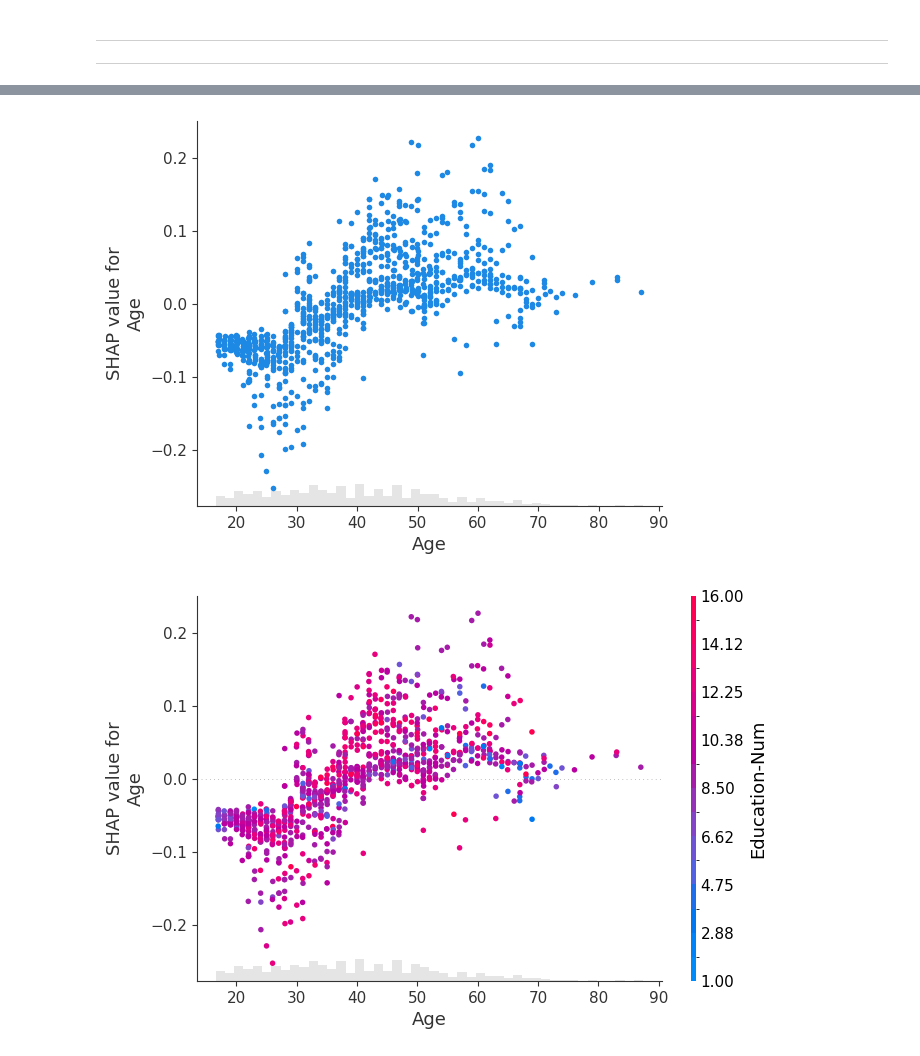
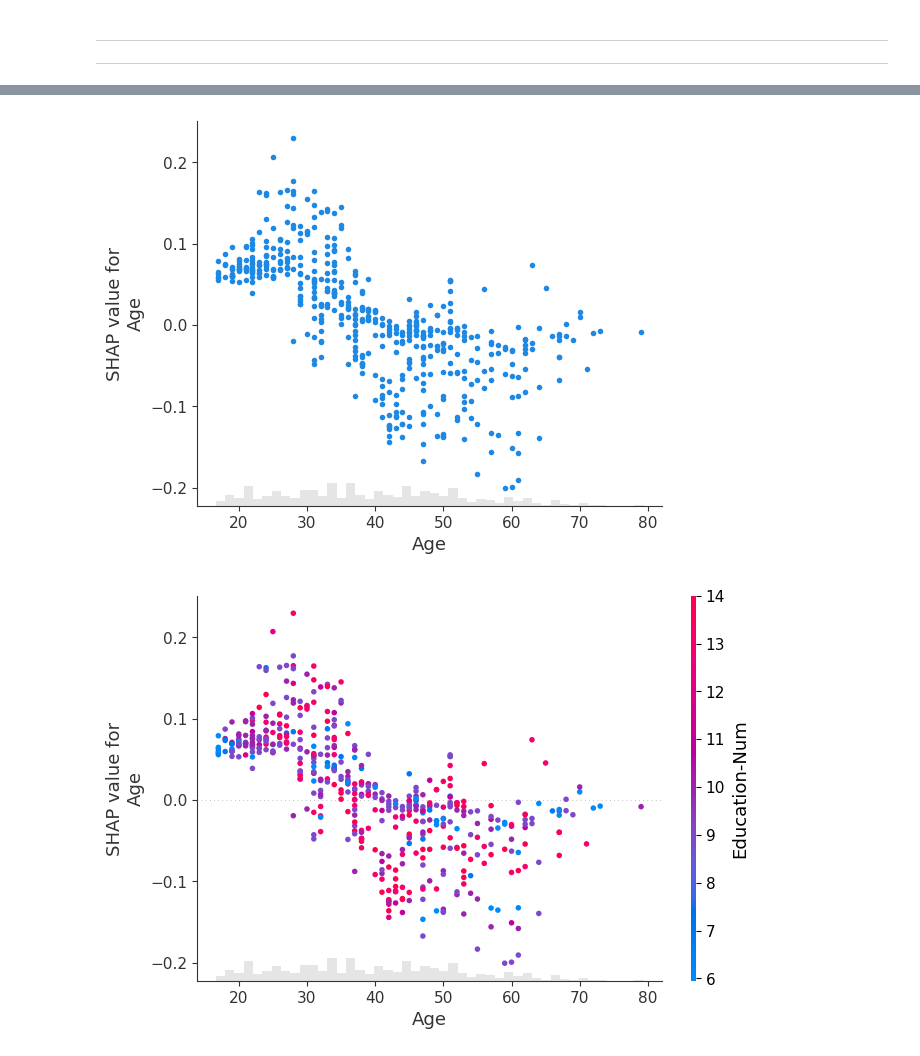
Before and after one commit to JackHuang0125/WHAT_I_DID, a Jupyter notebook: 0 Meeting/0_PAPER_0911.ipynb, the cells around one changed output, grey strips where cells are left out. Cells and saved outputs as stored; diff of their text form; code cells hidden in the pictures.

```diff
--- a/0 Meeting/0_PAPER_0911.ipynb
+++ b/0 Meeting/0_PAPER_0911.ipynb
@@ -754,12 +706,11 @@ shap.plots.scatter(shap_values[:, "Age"], color=shap_values[:, 'Workclass'])
 # %%
 np.random.seed(42)
-X, y = shap.datasets.adult(n_points=1000)
+X, y = shap.datasets.adult(n_points=500)
 X_display, y_display = shap.datasets.adult(display=True)
 
-# model = XGBClassifier(random_state=42, n_estimators=500, n_jobs=-1).fit(X, y)
 model = RandomForestClassifier(random_state=42, n_estimators=500, n_jobs=-1).fit(X, y)
 
 # compute SHAP values
-explainer = shap.TreeExplainer(model)
+explainer = shap.TreeExplainer(model, X)
 
 shap_values = explainer(X)
@@ -810,9 +749,12 @@ array([[[ 6.07751116e-02, -6.07751116e-02],
 # %%
-shap.plots.scatter(shap_values[:, "Age", 1])
+shap.plots.scatter(shap_values[:, "Age", 0])
+
+shap.plots.scatter(shap_values[:, "Age", 0], color=shap_values[:, 'Education-Num', 0])
 
 shap.plots.scatter(shap_values[:, "Age", 1], color=shap_values[:, 'Education-Num', 1])
 
-shap.plots.scatter(shap_values[:, "Age", 1], color=shap_values[:, 'Workclass', 1])
+shap.plots.beeswarm(shap_values[:, :, 0])
+shap.plots.beeswarm(shap_values[:, :, 1])
 # %% [output]
-[figure, old version]
+[figure, new version]
-[figure, old version]
+[figure, new version]
```
Also changed, not shown: parts of 24 cells of this notebook.
